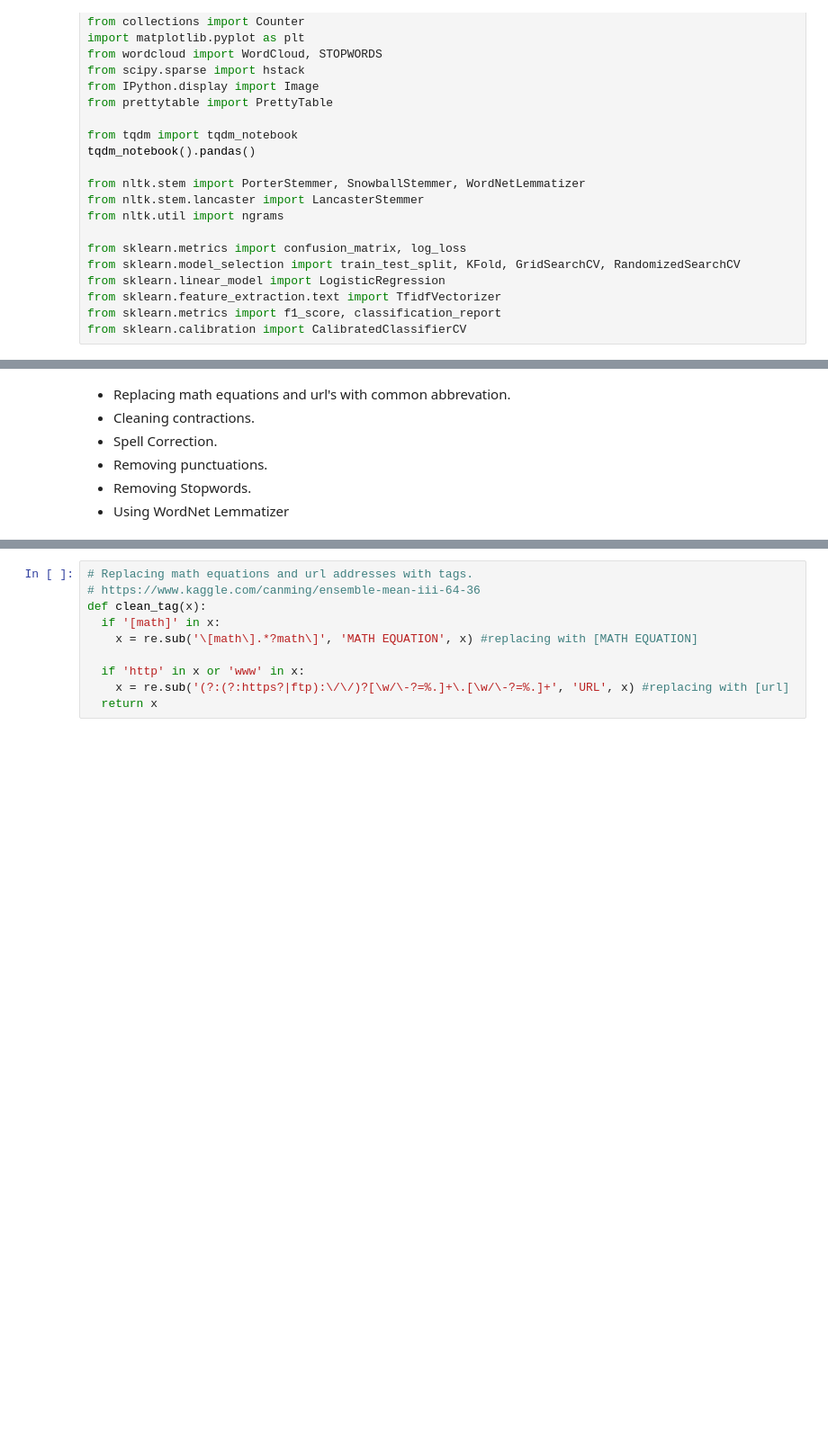
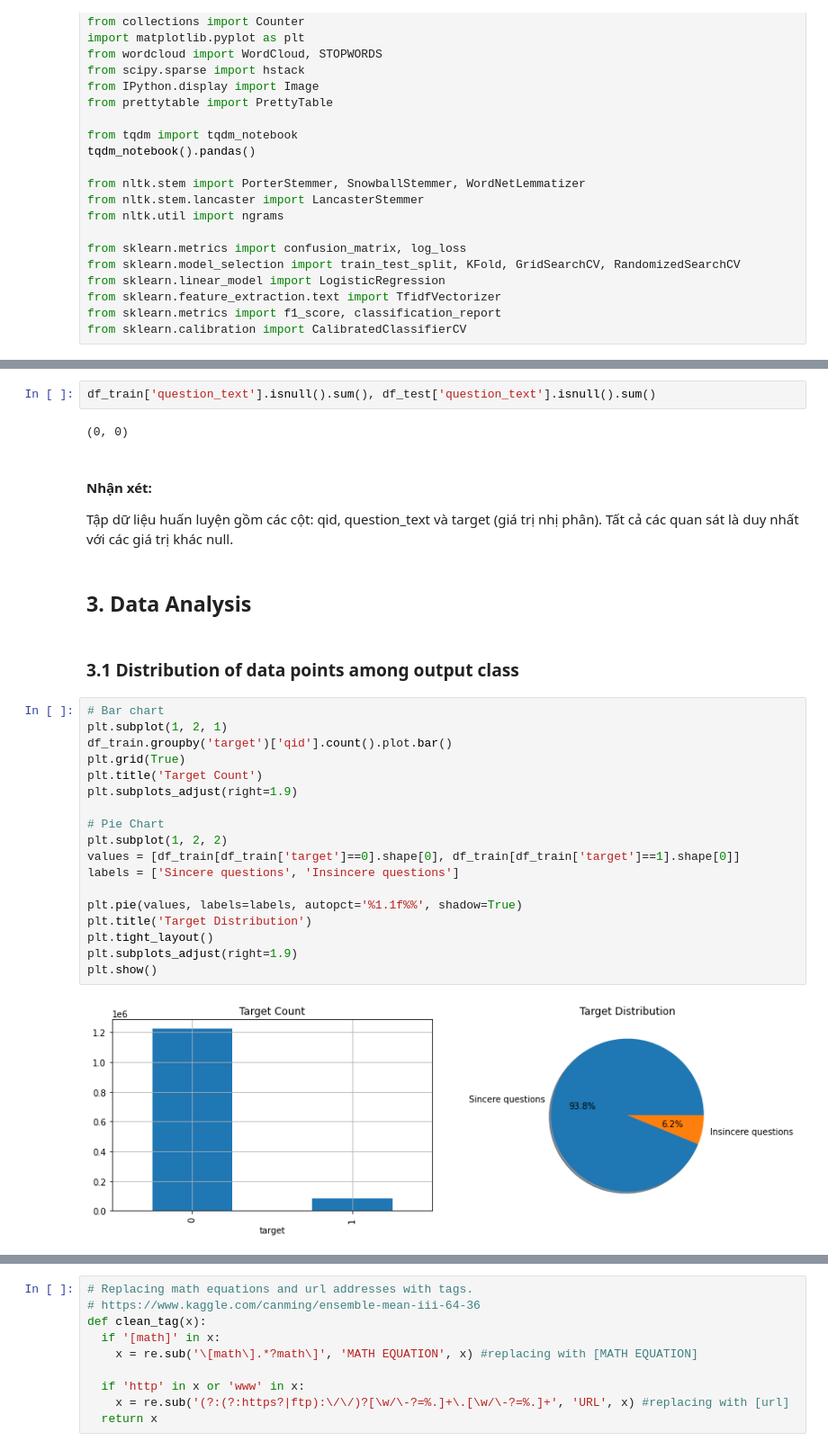
Before and after one commit to hieuphamjr/ToxicQuestionClassification, a Jupyter notebook: QuoraToxicQuestionClassification.ipynb, the cells around one changed output, grey strips where cells are left out. Shown at 90% size. Cells and saved outputs as stored; diff of their text form; blank space fills up the shorter version.

```diff
--- a/QuoraToxicQuestionClassification.ipynb
+++ b/QuoraToxicQuestionClassification.ipynb
@@ -68,7 +85,31 @@ df_train.head()
-# %% [markdown]
-- Replacing math equations and url's with common abbrevation.
-- Cleaning contractions.
-- Spell Correction.
-- Removing punctuations.
-- Removing Stopwords.
-- Using WordNet Lemmatizer
+# %%
+df_train['question_text'].isnull().sum(), df_test['question_text'].isnull().sum()
+# %% [output]
+(0, 0)
+# %% [markdown]
+#### Nhận xét:
+Tập dữ liệu huấn luyện gồm các cột: qid, question_text và target (giá trị nhị phân). Tất cả các quan sát là duy nhất với các giá trị khác null.
+# %% [markdown]
+## 3. Data Analysis
+# %% [markdown]
+### 3.1 Distribution of data points among output class
+# %%
+# Bar chart
+plt.subplot(1, 2, 1)
+df_train.groupby('target')['qid'].count().plot.bar()
+plt.grid(True)
+plt.title('Target Count')
+plt.subplots_adjust(right=1.9)
+
+# Pie Chart
+plt.subplot(1, 2, 2)
+values = [df_train[df_train['target']==0].shape[0], df_train[df_train['target']==1].shape[0]]
+labels = ['Sincere questions', 'Insincere questions']
+
+plt.pie(values, labels=labels, autopct='%1.1f%%', shadow=True)
+plt.title('Target Distribution')
+plt.tight_layout()
+plt.subplots_adjust(right=1.9)
+plt.show()
+# %% [output]
+[figure, added]
```
Also changed, not shown: parts of 68 cells of this notebook.
